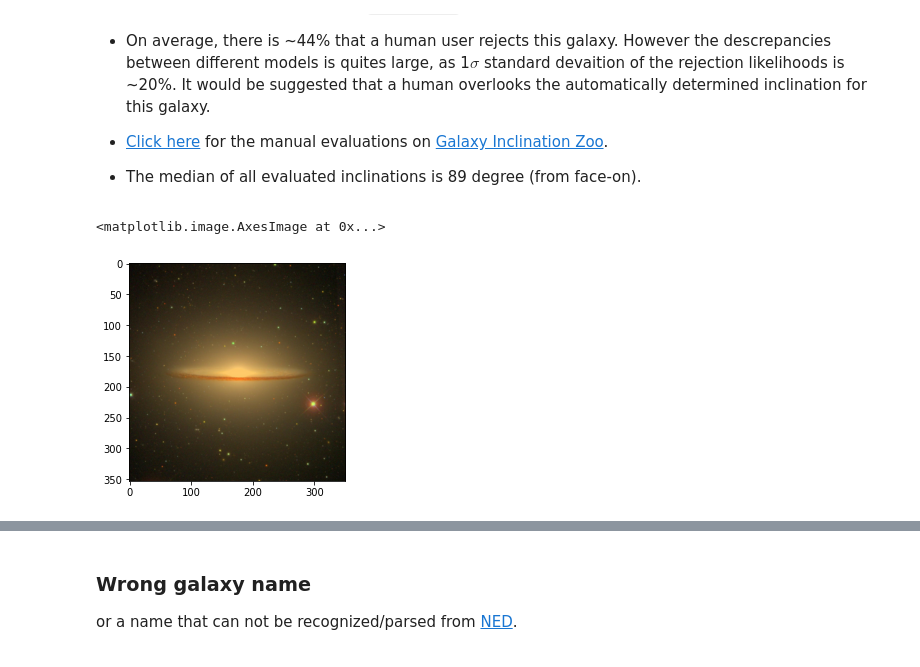
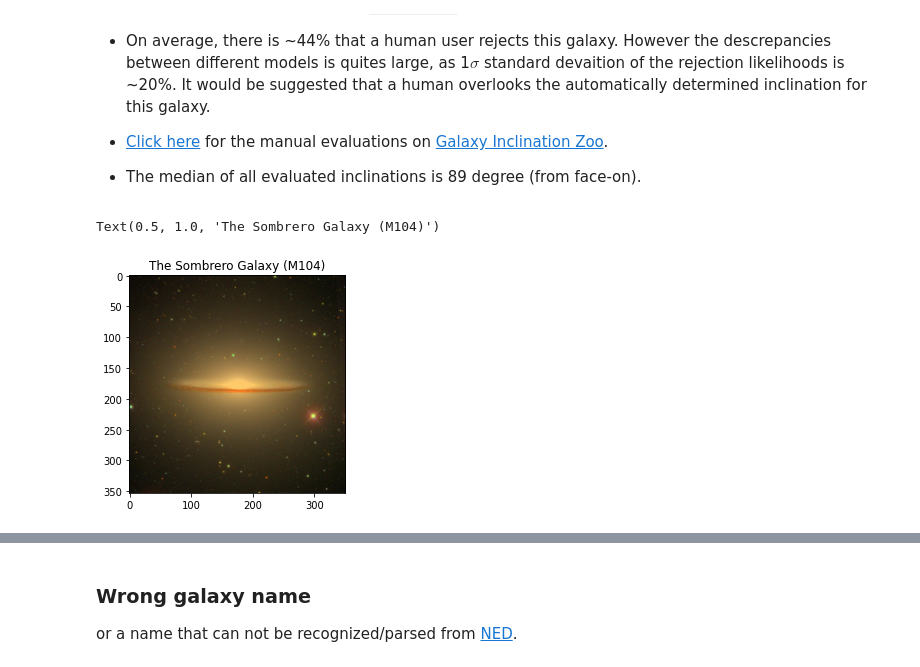
Before and after one commit to ekourkchi/inclinet_deployment_repo, a Jupyter notebook: docs/source/tutorial.ipynb, the cells around one changed output, grey strips where cells are left out. Drawn from its saved outputs; the diff is of its cells as text; code cells hidden in the pictures.

```diff
--- a/docs/source/tutorial.ipynb
+++ b/docs/source/tutorial.ipynb
@@ -87,12 +115,13 @@ Evaluating inclination based on the `Galaxy Name`. Here we test the API for 'Som
 # %%
 import matplotlib.pyplot as plt
 from PIL import Image
 
 img = Image.open('./sombrero.png')
 plt.imshow(img)
+plt.title("The Sombrero Galaxy (M104)")
 # %% [output]
-<matplotlib.image.AxesImage at 0x...>
+Text(0.5, 1.0, 'The Sombrero Galaxy (M104)')
-[figure, old version]
+[figure, new version]
 # %%
 ! curl http://edd.ifa.hawaii.edu/inclinet/api/objname/Sombrero
 # %% [output]
```
Also changed, not shown: parts of 14 cells of this notebook, 4 other files.
